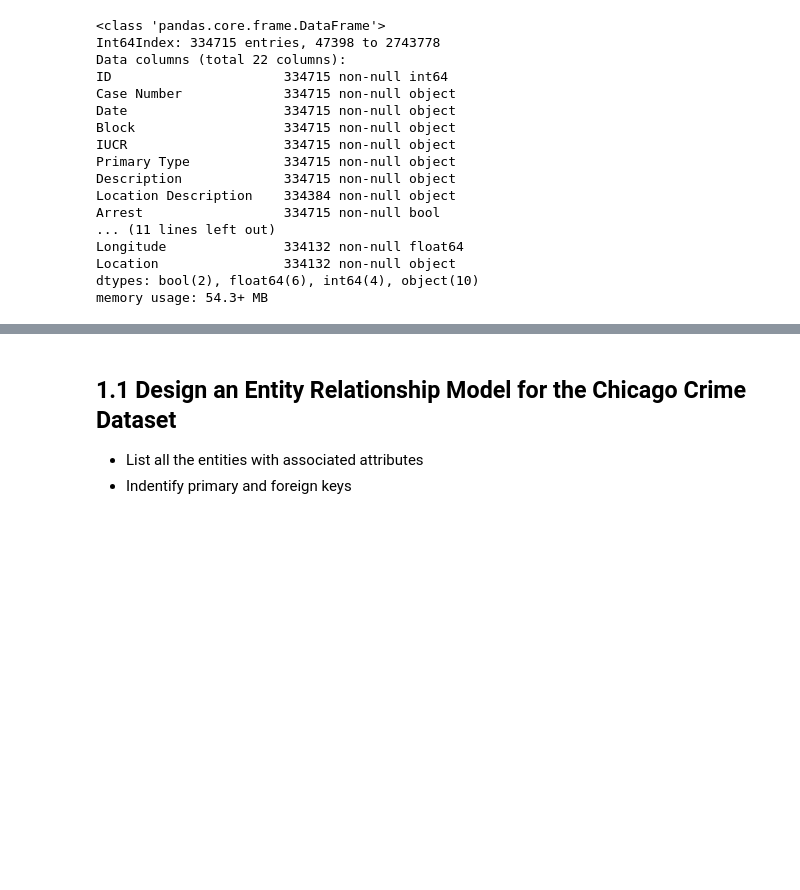
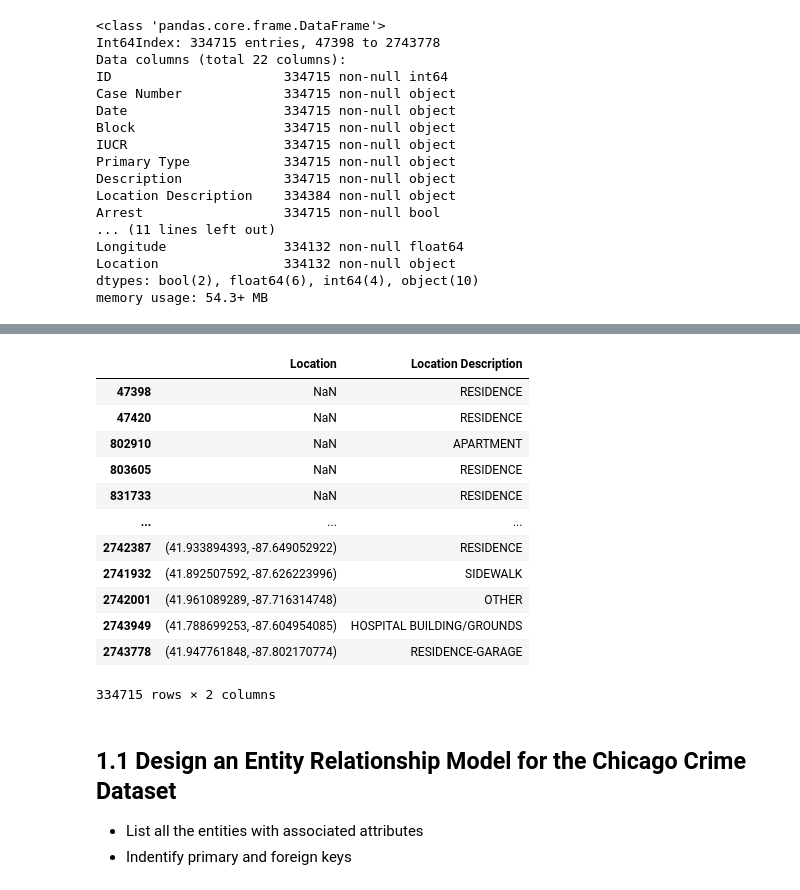
Before and after one commit to BlakeBigG/Database_and_Analytics_MS, a Jupyter notebook: modules/module8/exercises/Final-Project-Part-I.ipynb, the cells around one changed output, grey strips where cells are left out. Drawn from its saved outputs; the diff is of its cells as text; code cells hidden in the pictures; blank space fills up the shorter version.

```diff
--- a/modules/module8/exercises/Final-Project-Part-I.ipynb
+++ b/modules/module8/exercises/Final-Project-Part-I.ipynb
@@ -46,0 +99,16 @@ memory usage: 54.3+ MB
+# %%
+df[['Location', 'Location Description']]
+# %% [output]
+|  | Location | Location Description |
+| 47398 | NaN | RESIDENCE |
+| 47420 | NaN | RESIDENCE |
+| 802910 | NaN | APARTMENT |
+| 803605 | NaN | RESIDENCE |
+| 831733 | NaN | RESIDENCE |
+| ... | ... | ... |
+| 2742387 | (41.933894393, -87.649052922) | RESIDENCE |
+| 2741932 | (41.892507592, -87.626223996) | SIDEWALK |
+| 2742001 | (41.961089289, -87.716314748) | OTHER |
+| 2743949 | (41.788699253, -87.604954085) | HOSPITAL BUILDING/GROUNDS |
+| 2743778 | (41.947761848, -87.802170774) | RESIDENCE-GARAGE |
+334715 rows × 2 columns
```
Also changed, not shown: parts of 11 cells of this notebook, 4 other files.
